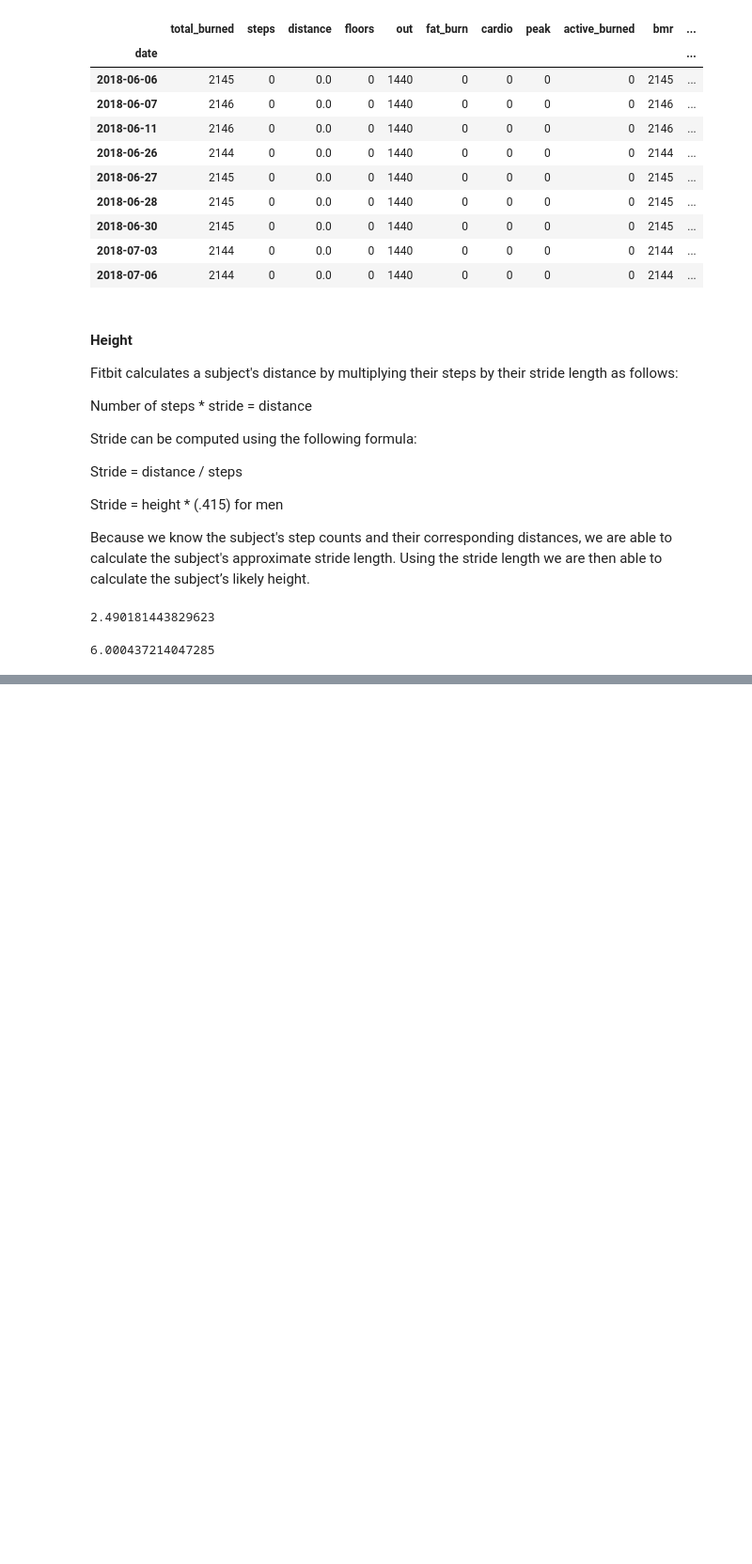
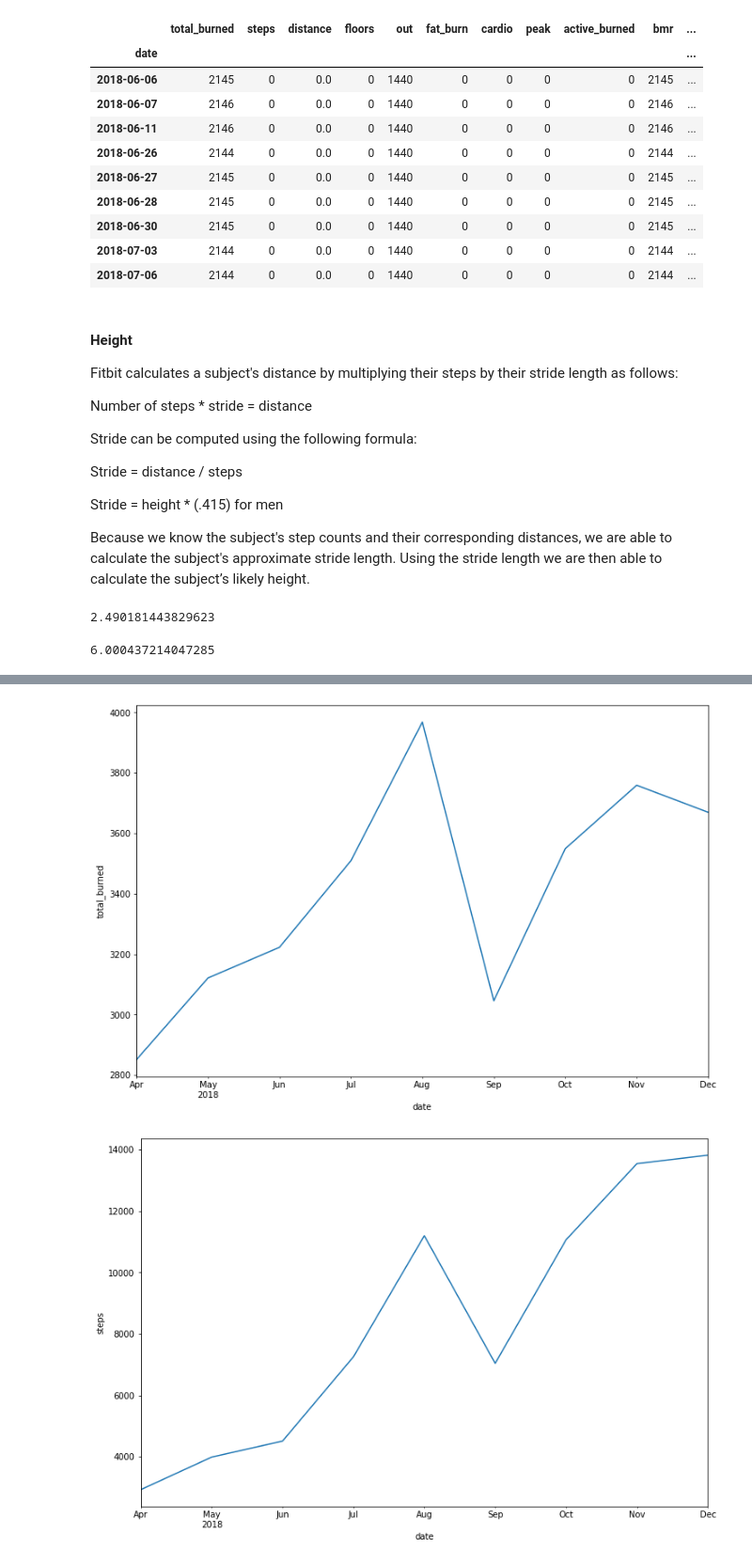
Before and after one commit to Very-Ethical/fitbit, a Jupyter notebook: fitbit_project.ipynb, the cells around one changed output, grey strips where cells are left out. Shown at 94% size. Drawn from its saved outputs; the diff is of its cells as text; code cells hidden in the pictures; blank space fills up the shorter version.

```diff
--- a/fitbit_project.ipynb
+++ b/fitbit_project.ipynb
@@ -190,0 +211,8 @@ Initially, we entered our known quantities (height and gender) into an online [B
+# %%
+for col in activity.drop(columns=['min_age', 'max_age', 'height', 'stride']).columns:
+    activity[col].resample('M').median().plot(figsize=(12,8))
+    plt.ylabel(col)
+    plt.show()
+# %% [output]
+[figure, added]
+[figure, added]
```
Also changed, not shown: parts of 22 cells of this notebook, 4 other files.
